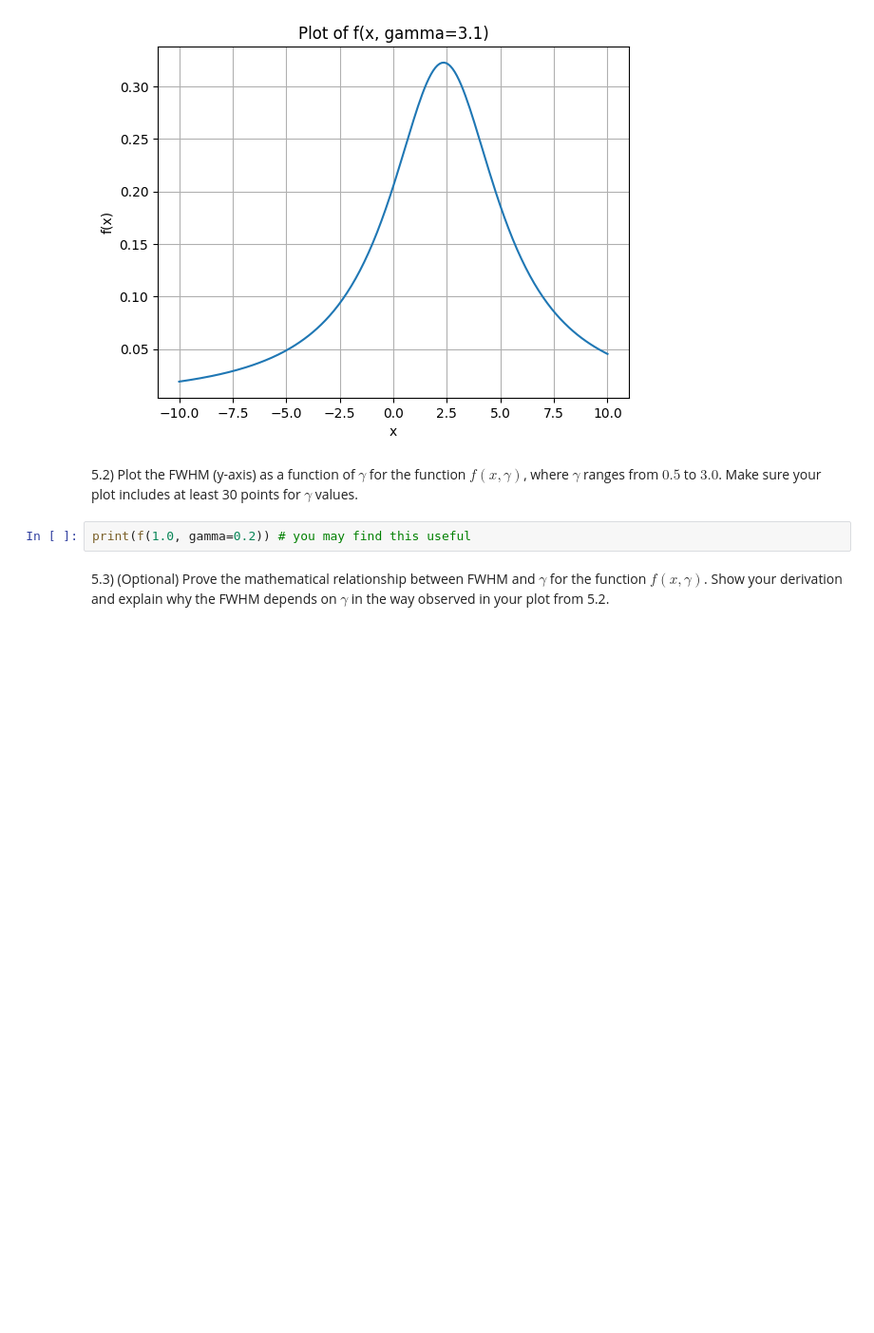
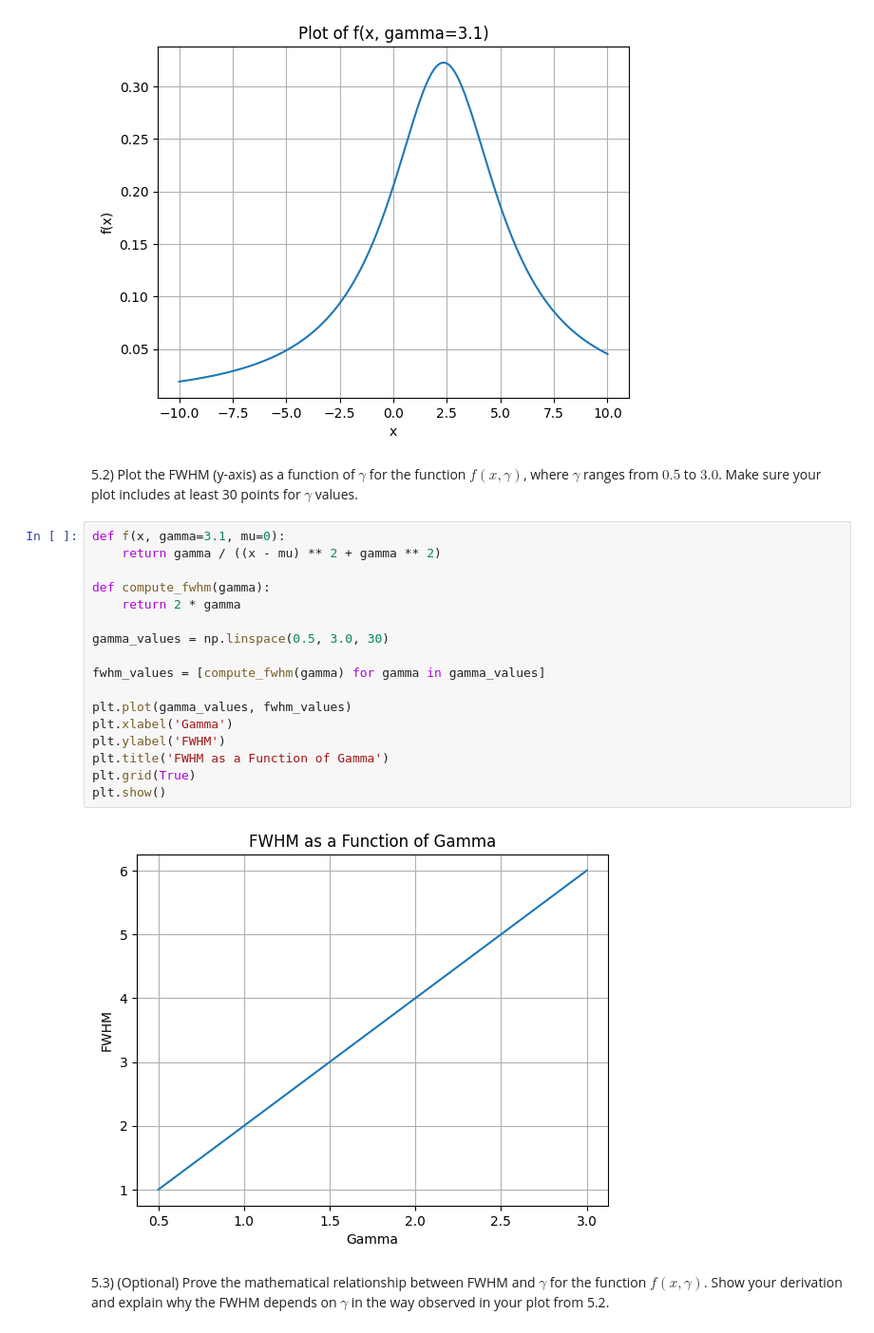
Before and after one commit to supawat6481355/iccs205-205, a Jupyter notebook: hw1/Homework1.ipynb, the cells around one changed output. Shown: that part at 95% size. Drawn from its saved outputs; the diff is of its cells as text; blank space fills up the shorter version.

```diff
--- a/hw1/Homework1.ipynb
+++ b/hw1/Homework1.ipynb
@@ -287,7 +380,24 @@ plt.grid(True)
 [figure]
 # %% [markdown]
 5.2) Plot the FWHM (y-axis) as a function of $\gamma$ for the function $f(x, \gamma)$, where $\gamma$ ranges from $0.5$ to $3.0$. Make sure your plot includes at least 30 points for $\gamma$ values.
-# %%
-print(f(1.0, gamma=0.2)) # you may find this useful
+# %%
+def f(x, gamma=3.1, mu=0):
+    return gamma / ((x - mu) ** 2 + gamma ** 2)
+
+def compute_fwhm(gamma):
+    return 2 * gamma
+
+gamma_values = np.linspace(0.5, 3.0, 30)
+
+fwhm_values = [compute_fwhm(gamma) for gamma in gamma_values]
+
+plt.plot(gamma_values, fwhm_values)
+plt.xlabel('Gamma')
+plt.ylabel('FWHM')
+plt.title('FWHM as a Function of Gamma')
+plt.grid(True)
+plt.show()
+# %% [output]
+[figure, added]
 # %% [markdown]
 5.3) (Optional) Prove the mathematical relationship between FWHM and $\gamma$ for the function $f(x, \gamma)$. Show your derivation and explain why the FWHM depends on $\gamma$ in the way observed in your plot from 5.2.
```
Also changed, not shown: parts of 9 cells of this notebook.
